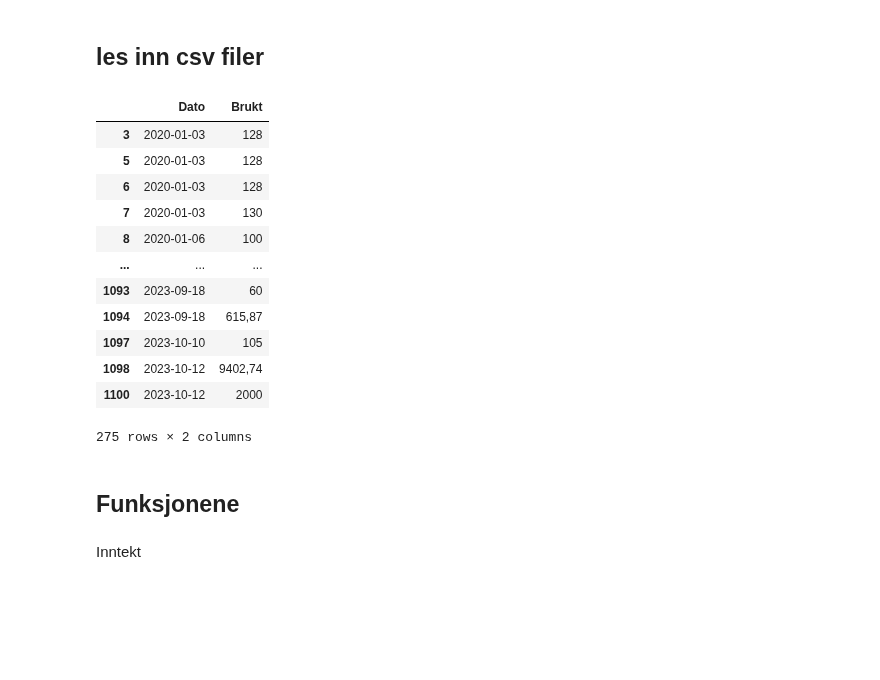
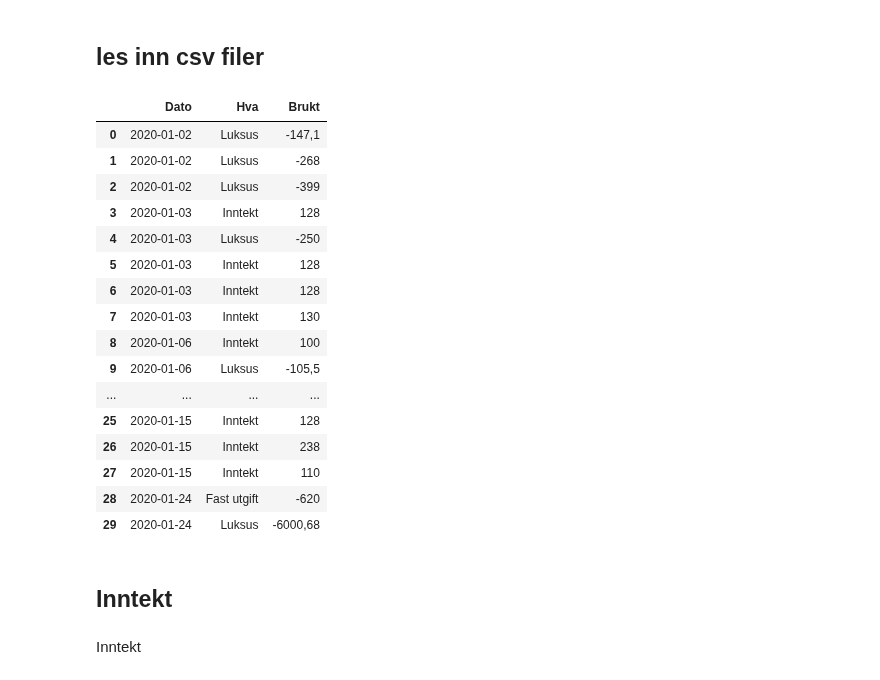
Before and after one commit to 591118/ProsjektADAH2023, a Jupyter notebook: prosjekt501.ipynb, the cells around one changed output. Cells and saved outputs as stored; diff of their text form; code cells hidden in the pictures; blank space fills up the shorter version.

```diff
--- a/prosjekt501.ipynb
+++ b/prosjekt501.ipynb
@@ -38,6 +38,26 @@ y0 = [I0, U0, F0, R0]
 ## les inn csv filer
 # %%
 df = pd.read_excel('Siste.xlsx')
+# %%
+df.head(30)
+# %% [output]
+|  | Dato | Hva | Brukt |
+| 0 | 2020-01-02 | Luksus | -147,1 |
+| 1 | 2020-01-02 | Luksus | -268 |
+| 2 | 2020-01-02 | Luksus | -399 |
+| 3 | 2020-01-03 | Inntekt | 128 |
+| 4 | 2020-01-03 | Luksus | -250 |
+| 5 | 2020-01-03 | Inntekt | 128 |
+| 6 | 2020-01-03 | Inntekt | 128 |
+| 7 | 2020-01-03 | Inntekt | 130 |
+| 8 | 2020-01-06 | Inntekt | 100 |
+| 9 | 2020-01-06 | Luksus | -105,5 |
+| ... | ... | ... | ... |
+| 25 | 2020-01-15 | Inntekt | 128 |
+| 26 | 2020-01-15 | Inntekt | 238 |
+| 27 | 2020-01-15 | Inntekt | 110 |
+| 28 | 2020-01-24 | Fast utgift | -620 |
+| 29 | 2020-01-24 | Luksus | -6000,68 |
 # %%
 # Filter 'Inntekt'
 inntekt = df[df['Hva'] == 'Inntekt']
@@ -48,24 +68,8 @@ faste_utgifter = faste_utgifter.drop('Hva', axis=1)
 # Filter 'Luksus'
 forbruk = df[df['Hva'] == 'Luksus']
 forbruk=forbruk.drop('Hva' , axis=1)
-# %%
-inntekt
-# %% [output]
-|  | Dato | Brukt |
-| 3 | 2020-01-03 | 128 |
-| 5 | 2020-01-03 | 128 |
-| 6 | 2020-01-03 | 128 |
-| 7 | 2020-01-03 | 130 |
-| 8 | 2020-01-06 | 100 |
-| ... | ... | ... |
-| 1093 | 2023-09-18 | 60 |
-| 1094 | 2023-09-18 | 615,87 |
-| 1097 | 2023-10-10 | 105 |
-| 1098 | 2023-10-12 | 9402,74 |
-| 1100 | 2023-10-12 | 2000 |
-275 rows × 2 columns
 # %% [markdown]
-## Funksjonene
+## Inntekt
 # %% [markdown]
 Inntekt
 # %%
```
Also changed, not shown: parts of 16 cells of this notebook, 1 other file.
